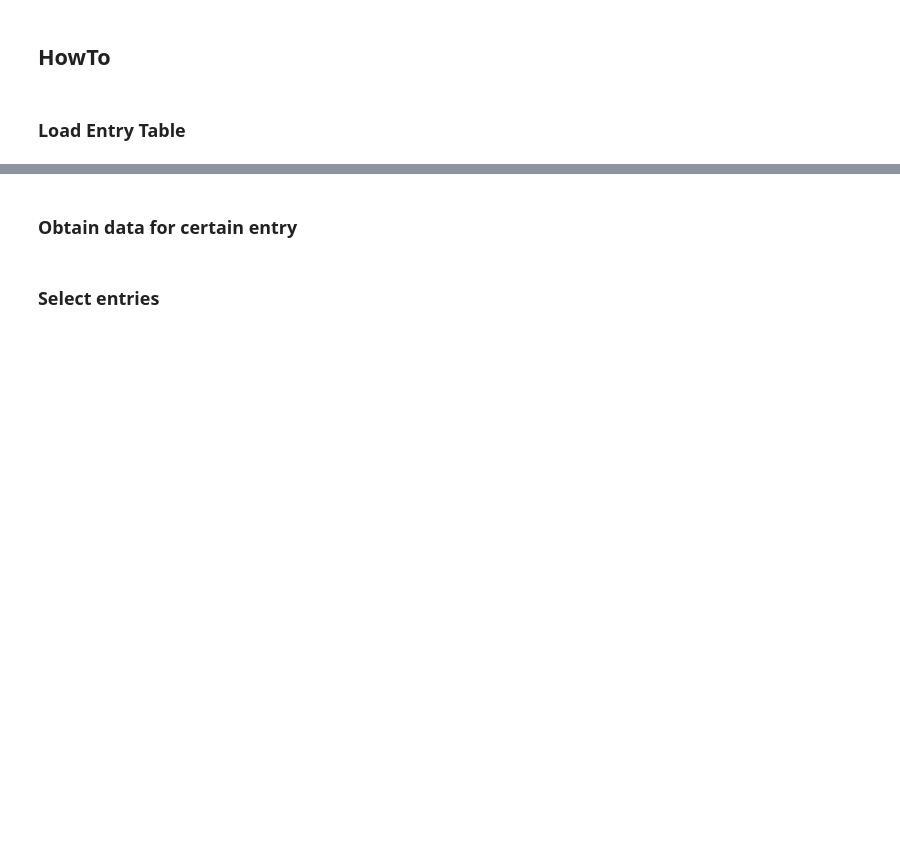
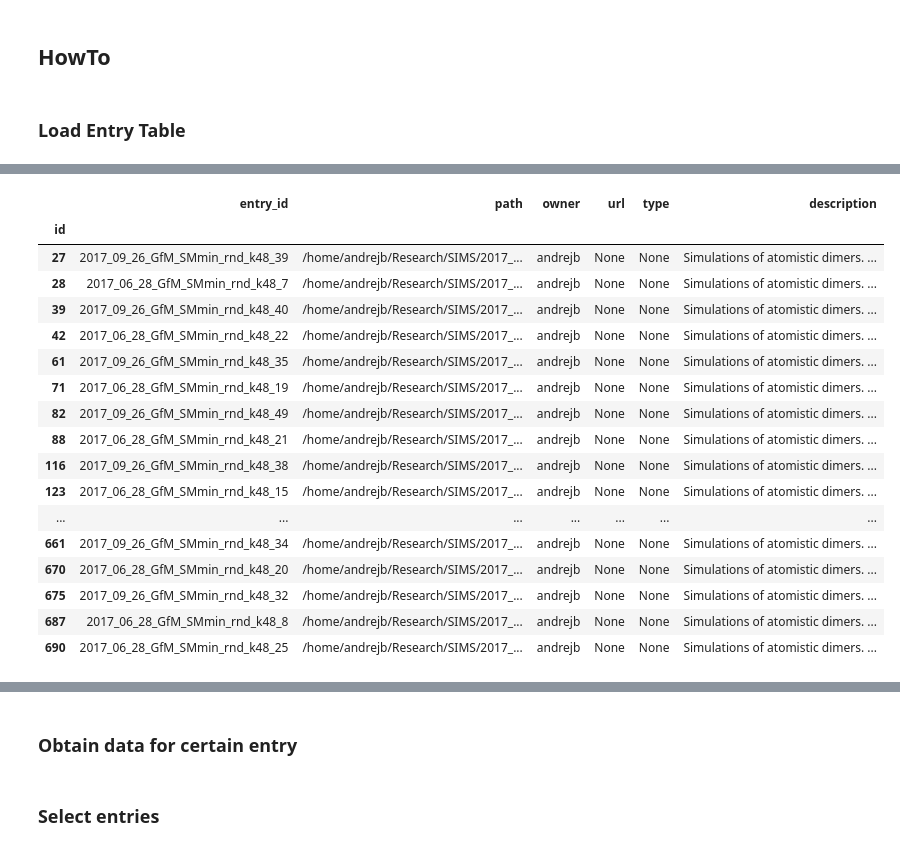
Before and after one commit to king-michael/simulation_database, a Jupyter notebook: examples/DataBase_API.ipynb, the cells around one changed output, grey strips where cells are left out. Saved outputs shown, nothing was run; the diff lists cells and outputs as text; code cells hidden in the pictures; blank space fills up the shorter version.

Commit message:
further improvements on filter

```diff
--- a/examples/DataBase_API.ipynb
+++ b/examples/DataBase_API.ipynb
@@ -81,0 +45,25 @@ table
+# %%
+# f = and_(Main.keywords.any(name="linker", value="k48"), Main.keywords.any(name="ff", value="MARTINI"))
+f = Main.keywords.any(name="expansion_type", value="cg_min_rnd")
+with api.session_handler(db_path) as s:
+    table = api.get_entry_table(s, apply_filter=f) # load whole table
+table
+# %% [output]
+|  | entry_id | path | owner | url | type | description |
+| id |  |  |  |  |  |  |
+| 27 | 2017_09_26_GfM_SMmin_rnd_k48_39 | /home/andrejb/Research/SIMS/2017_... | andrejb | None | None | Simulations of atomistic dimers. ... |
+| 28 | 2017_06_28_GfM_SMmin_rnd_k48_7 | /home/andrejb/Research/SIMS/2017_... | andrejb | None | None | Simulations of atomistic dimers. ... |
+| 39 | 2017_09_26_GfM_SMmin_rnd_k48_40 | /home/andrejb/Research/SIMS/2017_... | andrejb | None | None | Simulations of atomistic dimers. ... |
+| 42 | 2017_06_28_GfM_SMmin_rnd_k48_22 | /home/andrejb/Research/SIMS/2017_... | andrejb | None | None | Simulations of atomistic dimers. ... |
+| 61 | 2017_09_26_GfM_SMmin_rnd_k48_35 | /home/andrejb/Research/SIMS/2017_... | andrejb | None | None | Simulations of atomistic dimers. ... |
+| 71 | 2017_06_28_GfM_SMmin_rnd_k48_19 | /home/andrejb/Research/SIMS/2017_... | andrejb | None | None | Simulations of atomistic dimers. ... |
+| 82 | 2017_09_26_GfM_SMmin_rnd_k48_49 | /home/andrejb/Research/SIMS/2017_... | andrejb | None | None | Simulations of atomistic dimers. ... |
+| 88 | 2017_06_28_GfM_SMmin_rnd_k48_21 | /home/andrejb/Research/SIMS/2017_... | andrejb | None | None | Simulations of atomistic dimers. ... |
+| 116 | 2017_09_26_GfM_SMmin_rnd_k48_38 | /home/andrejb/Research/SIMS/2017_... | andrejb | None | None | Simulations of atomistic dimers. ... |
+| 123 | 2017_06_28_GfM_SMmin_rnd_k48_15 | /home/andrejb/Research/SIMS/2017_... | andrejb | None | None | Simulations of atomistic dimers. ... |
+| ... | ... | ... | ... | ... | ... | ... |
+| 661 | 2017_09_26_GfM_SMmin_rnd_k48_34 | /home/andrejb/Research/SIMS/2017_... | andrejb | None | None | Simulations of atomistic dimers. ... |
+| 670 | 2017_06_28_GfM_SMmin_rnd_k48_20 | /home/andrejb/Research/SIMS/2017_... | andrejb | None | None | Simulations of atomistic dimers. ... |
+| 675 | 2017_09_26_GfM_SMmin_rnd_k48_32 | /home/andrejb/Research/SIMS/2017_... | andrejb | None | None | Simulations of atomistic dimers. ... |
+| 687 | 2017_06_28_GfM_SMmin_rnd_k48_8 | /home/andrejb/Research/SIMS/2017_... | andrejb | None | None | Simulations of atomistic dimers. ... |
+| 690 | 2017_06_28_GfM_SMmin_rnd_k48_25 | /home/andrejb/Research/SIMS/2017_... | andrejb | None | None | Simulations of atomistic dimers. ... |
```
Also changed, not shown: parts of 32 cells of this notebook, 4 other files.
